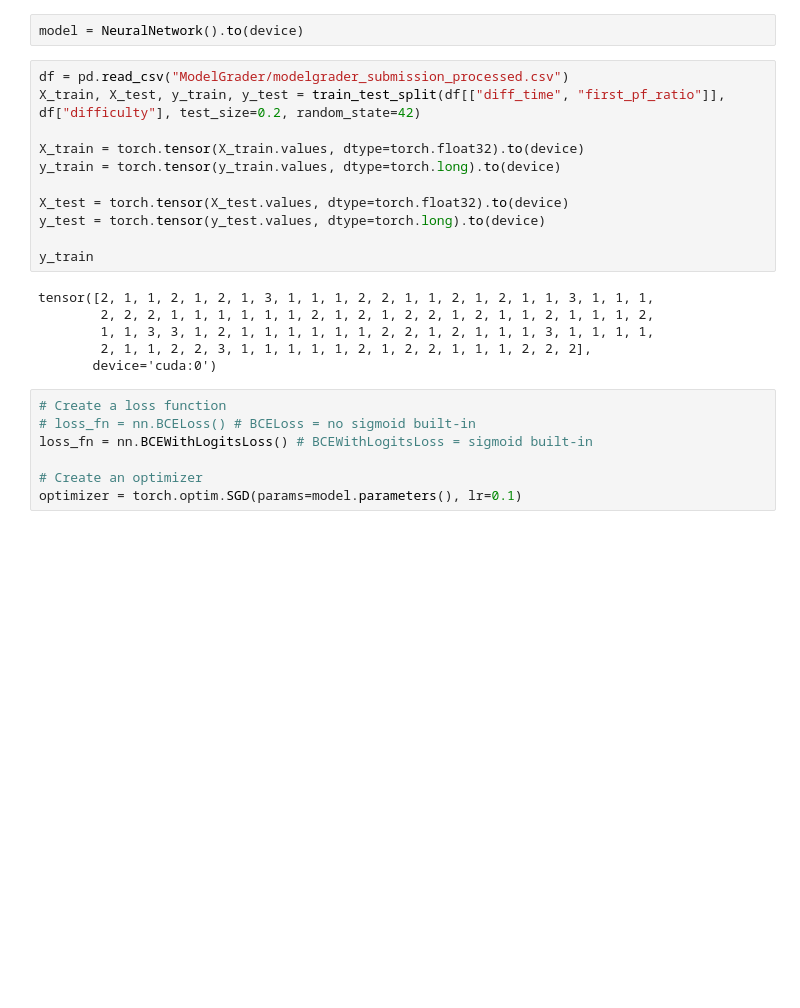
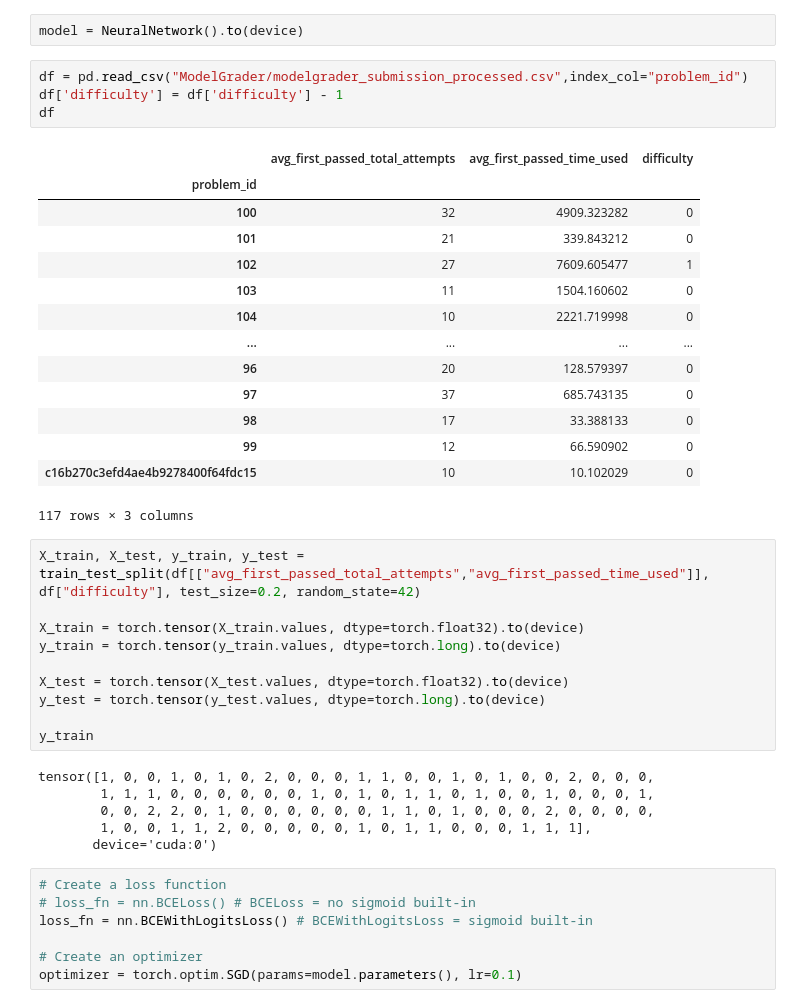
Before and after one commit to KanonKC/Difficulty-Predictor, a Jupyter notebook: difficulty_nn.ipynb, the cells around one changed output. Drawn from its saved outputs; the diff is of its cells as text; blank space fills up the shorter version.

```diff
--- a/difficulty_nn.ipynb
+++ b/difficulty_nn.ipynb
@@ -27,9 +28,27 @@ class NeuralNetwork(nn.Module):
         return logits
 # %%
 model = NeuralNetwork().to(device)
+# %%
+df = pd.read_csv("ModelGrader/modelgrader_submission_processed.csv",index_col="problem_id")
+df['difficulty'] = df['difficulty'] - 1
+df
+# %% [output]
+|  | avg_first_passed_total_attempts | avg_first_passed_time_used | difficulty |
+| problem_id |  |  |  |
+| 100 | 32 | 4909.323282 | 0 |
+| 101 | 21 | 339.843212 | 0 |
+| 102 | 27 | 7609.605477 | 1 |
+| 103 | 11 | 1504.160602 | 0 |
+| 104 | 10 | 2221.719998 | 0 |
+| ... | ... | ... | ... |
+| 96 | 20 | 128.579397 | 0 |
+| 97 | 37 | 685.743135 | 0 |
+| 98 | 17 | 33.388133 | 0 |
+| 99 | 12 | 66.590902 | 0 |
+| c16b270c3efd4ae4b9278400f64fdc15 | 10 | 10.102029 | 0 |
+117 rows × 3 columns
 # %%
-df = pd.read_csv("ModelGrader/modelgrader_submission_processed.csv")
-X_train, X_test, y_train, y_test = train_test_split(df[["diff_time", "first_pf_ratio"]], df["difficulty"], test_size=0.2, random_state=42)
+X_train, X_test, y_train, y_test = train_test_split(df[["avg_first_passed_total_attempts","avg_first_passed_time_used"]], df["difficulty"], test_size=0.2, random_state=42)
 
 X_train = torch.tensor(X_train.values, dtype=torch.float32).to(device)
 y_train = torch.tensor(y_train.values, dtype=torch.long).to(device)
@@ -39,10 +58,10 @@ y_test = torch.tensor(y_test.values, dtype=torch.long).to(device)
 
 y_train
 # %% [output]
-tensor([2, 1, 1, 2, 1, 2, 1, 3, 1, 1, 1, 2, 2, 1, 1, 2, 1, 2, 1, 1, 3, 1, 1, 1,
-        2, 2, 2, 1, 1, 1, 1, 1, 1, 2, 1, 2, 1, 2, 2, 1, 2, 1, 1, 2, 1, 1, 1, 2,
-        1, 1, 3, 3, 1, 2, 1, 1, 1, 1, 1, 1, 2, 2, 1, 2, 1, 1, 1, 3, 1, 1, 1, 1,
-        2, 1, 1, 2, 2, 3, 1, 1, 1, 1, 1, 2, 1, 2, 2, 1, 1, 1, 2, 2, 2],
+tensor([1, 0, 0, 1, 0, 1, 0, 2, 0, 0, 0, 1, 1, 0, 0, 1, 0, 1, 0, 0, 2, 0, 0, 0,
+        1, 1, 1, 0, 0, 0, 0, 0, 0, 1, 0, 1, 0, 1, 1, 0, 1, 0, 0, 1, 0, 0, 0, 1,
+        0, 0, 2, 2, 0, 1, 0, 0, 0, 0, 0, 0, 1, 1, 0, 1, 0, 0, 0, 2, 0, 0, 0, 0,
+        1, 0, 0, 1, 1, 2, 0, 0, 0, 0, 0, 1, 0, 1, 1, 0, 0, 0, 1, 1, 1],
        device='cuda:0')
 # %%
 # Create a loss function
```
Also changed, not shown: parts of 2 cells of this notebook, 17 other files.
